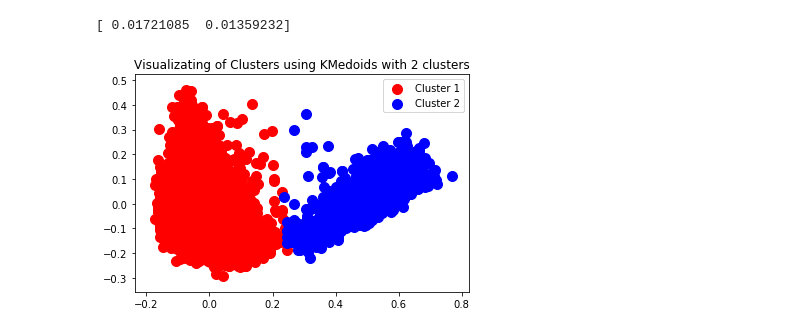
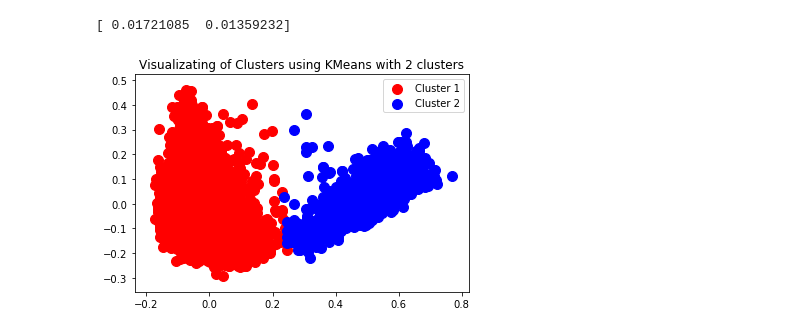
Before and after one commit to hgpadovani/T3, a Jupyter notebook: t3.ipynb, the cells around one changed output. Cells and saved outputs as stored; diff of their text form; code cells hidden in the pictures.

```diff
--- a/t3.ipynb
+++ b/t3.ipynb
@@ -282,11 +282,11 @@ print(explained_variance)
 # %%
 kmeans = KMeans(n_clusters = 2, random_state = 42)
 y_kmeans = kmeans.fit_predict(X_reduced)
 
 plt.scatter(X_reduced[y_kmeans == 0, 0], X_reduced[y_kmeans == 0, 1], s = 100, c = 'red', label = 'Cluster 1')
 plt.scatter(X_reduced[y_kmeans == 1, 0], X_reduced[y_kmeans == 1, 1], s = 100, c = 'blue', label = 'Cluster 2')
-plt.title("Visualizating of Clusters using KMedoids with 2 clusters")
+plt.title("Visualizating of Clusters using KMeans with 2 clusters")
 plt.legend()
 plt.show()
 # %% [output]
-[figure, old version]
+[figure, new version]
```
